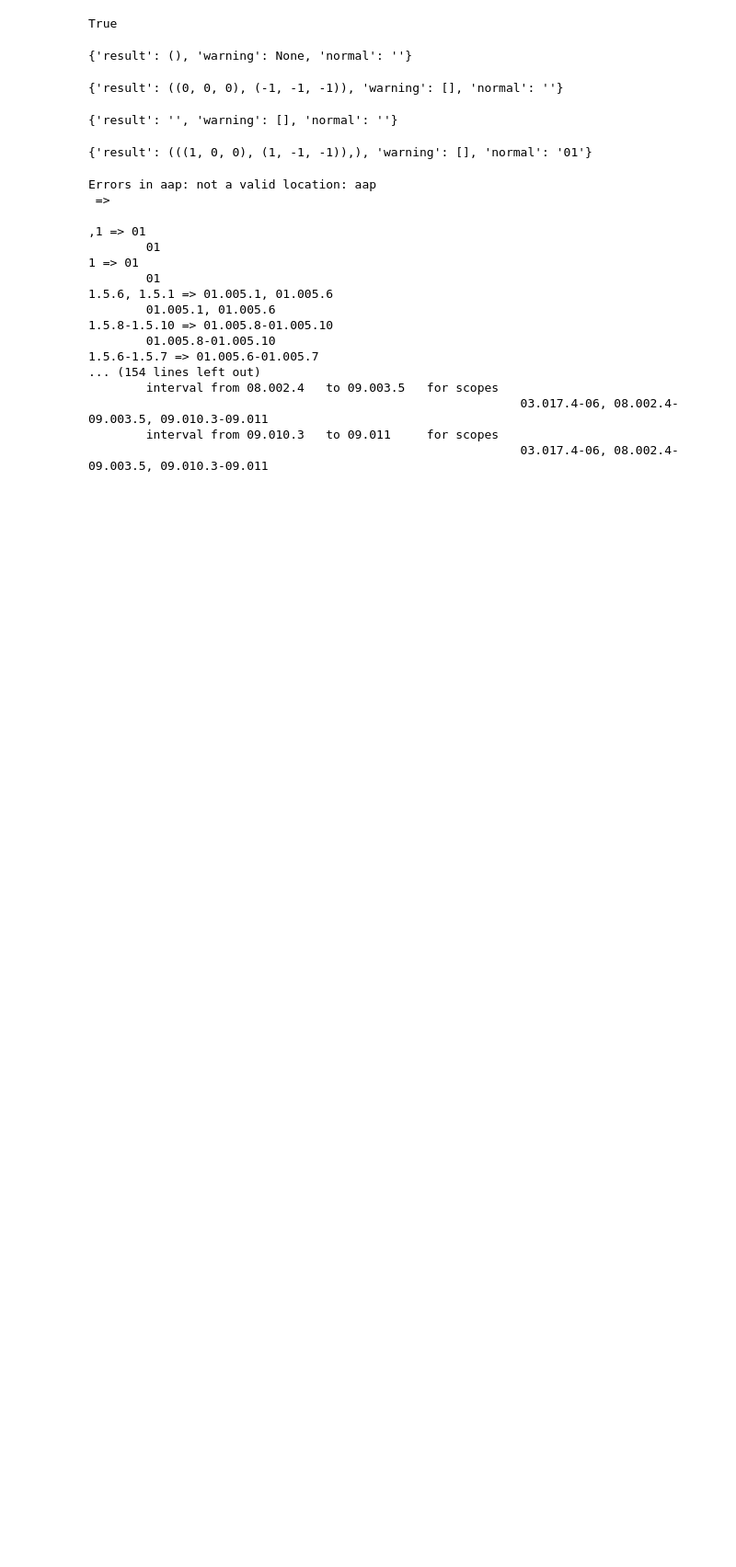
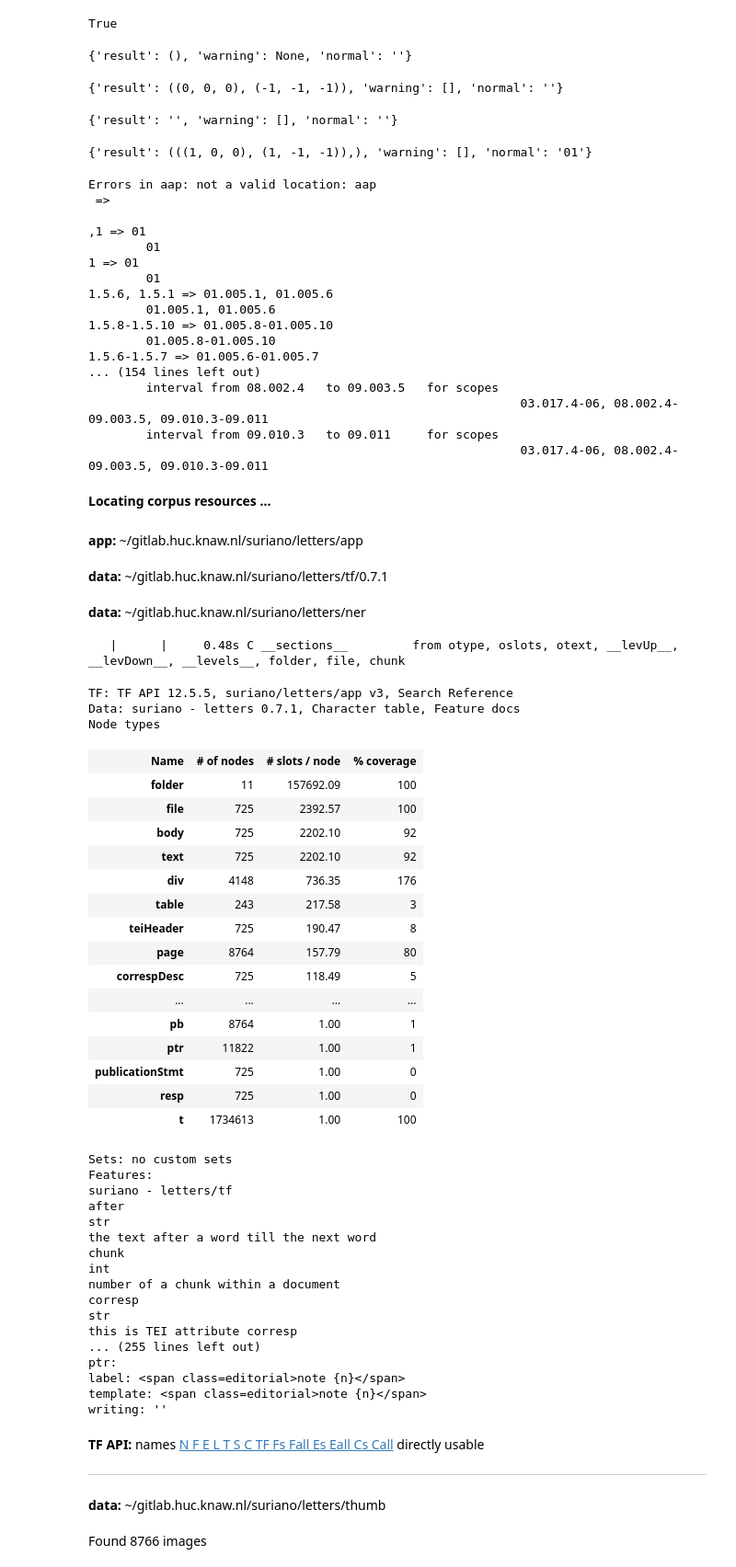
Before and after one commit to HuygensING/suriano, a Jupyter notebook: programs/nerScopes.ipynb, the cells around one changed output. Shown: that part at 92% size. Drawn from its saved outputs; the diff is of its cells as text; code cells hidden in the pictures; blank space fills up the shorter version.

```diff
--- a/programs/nerScopes.ipynb
+++ b/programs/nerScopes.ipynb
@@ -73,0 +76,47 @@ Errors in aap: not a valid location: aap
+# %%
+A = use("suriano/letters:clone", checkout="clone", backend="gitlab.huc.knaw.nl", hoist=globals())
+# %% [output]
+**Locating corpus resources ...**
+app: ~/gitlab.huc.knaw.nl/suriano/letters/app
+data: ~/gitlab.huc.knaw.nl/suriano/letters/tf/0.7.1
+data: ~/gitlab.huc.knaw.nl/suriano/letters/ner
+   |      |     0.48s C __sections__         from otype, oslots, otext, __levUp__, __levDown__, __levels__, folder, file, chunk
+TF: TF API 12.5.5, suriano/letters/app v3, Search Reference
+Data: suriano - letters 0.7.1, Character table, Feature docs
+Node types
+| Name | # of nodes | # slots / node | % coverage |
+| folder | 11 | 157692.09 | 100 |
+| file | 725 | 2392.57 | 100 |
+| body | 725 | 2202.10 | 92 |
+| text | 725 | 2202.10 | 92 |
+| div | 4148 | 736.35 | 176 |
+| table | 243 | 217.58 | 3 |
+| teiHeader | 725 | 190.47 | 8 |
+| page | 8764 | 157.79 | 80 |
+| correspDesc | 725 | 118.49 | 5 |
+| ... | ... | ... | ... |
+| pb | 8764 | 1.00 | 1 |
+| ptr | 11822 | 1.00 | 1 |
+| publicationStmt | 725 | 1.00 | 0 |
+| resp | 725 | 1.00 | 0 |
+| t | 1734613 | 1.00 | 100 |
+Sets: no custom sets
+Features:
+suriano - letters/tf
+after
+str
+the text after a word till the next word
+chunk
+int
+number of a chunk within a document
+corresp
+str
+this is TEI attribute corresp
+... (255 lines left out)
+ptr:
+label: <span class=editorial>note {n}</span>
+template: <span class=editorial>note {n}</span>
+writing: ''
+TF API: names N F E L T S C TF Fs Fall Es Eall Cs Call directly usable
+data: ~/gitlab.huc.knaw.nl/suriano/letters/thumb
+Found 8766 images
```
Also changed, not shown: parts of 4 cells of this notebook, 5 other files.
